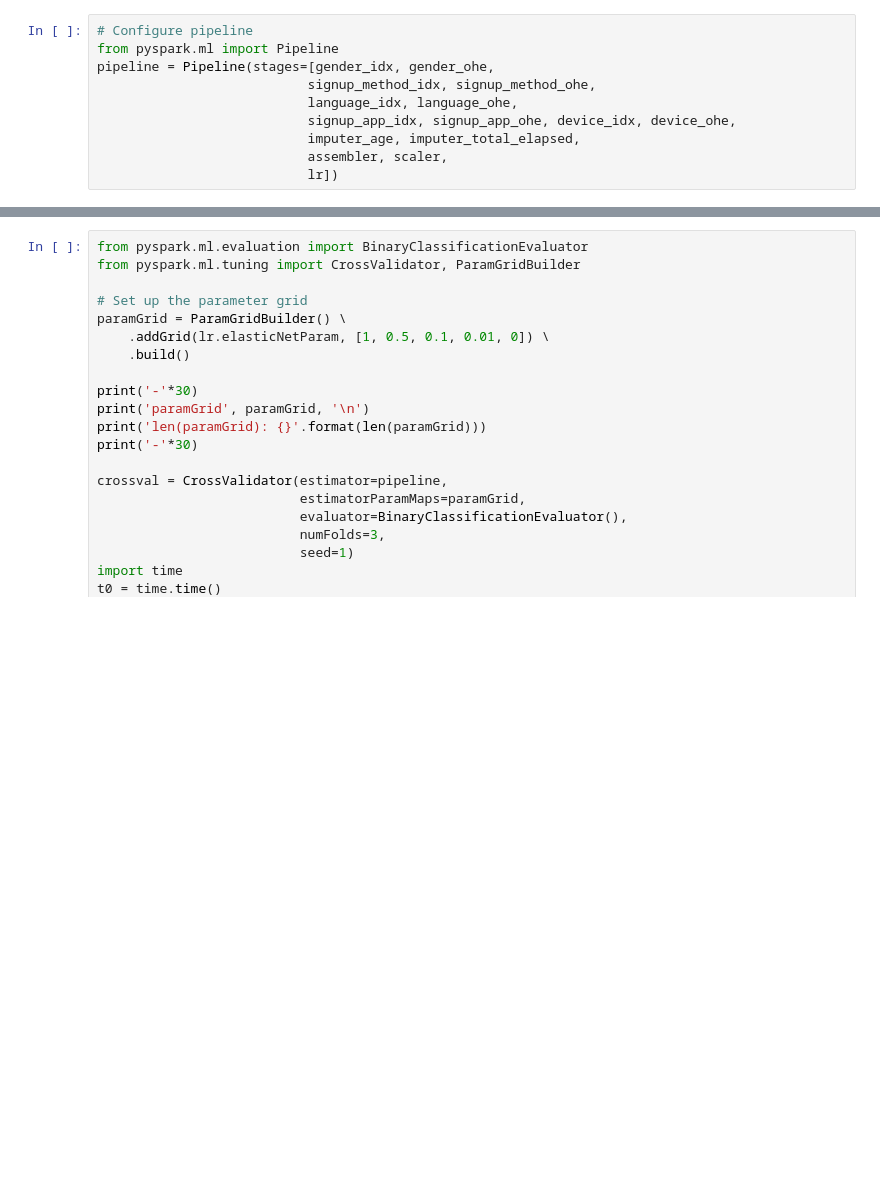
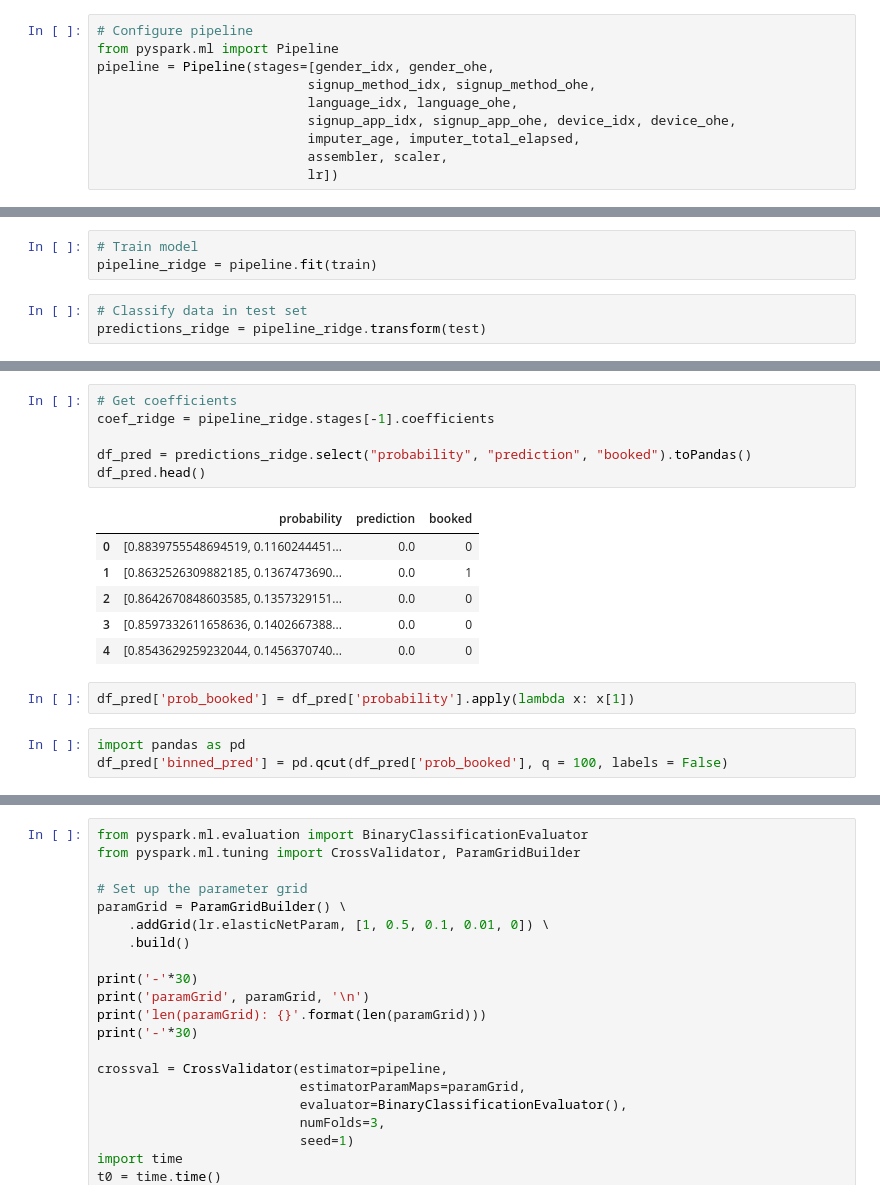
Before and after one commit to acbass49/predicting_bookings, a Jupyter notebook: Model_Training_Kaia_Alex_Elina.ipynb, the cells around one changed output, grey strips where cells are left out. Saved outputs shown, nothing was run; the diff lists cells and outputs as text; blank space fills up the shorter version.

```diff
--- a/Model_Training_Kaia_Alex_Elina.ipynb
+++ b/Model_Training_Kaia_Alex_Elina.ipynb
@@ -392,0 +531,6 @@ pipeline = Pipeline(stages=[gender_idx, gender_ohe,
+# %%
+# Train model
+pipeline_ridge = pipeline.fit(train)
+# %%
+# Classify data in test set
+predictions_ridge = pipeline_ridge.transform(test)
@@ -392,0 +551,18 @@ pipeline = Pipeline(stages=[gender_idx, gender_ohe,
+# %%
+# Get coefficients
+coef_ridge = pipeline_ridge.stages[-1].coefficients
+
+df_pred = predictions_ridge.select("probability", "prediction", "booked").toPandas()
+df_pred.head()
+# %% [output]
+|  | probability | prediction | booked |
+| 0 | [0.8839755548694519, 0.1160244451... | 0.0 | 0 |
+| 1 | [0.8632526309882185, 0.1367473690... | 0.0 | 1 |
+| 2 | [0.8642670848603585, 0.1357329151... | 0.0 | 0 |
+| 3 | [0.8597332611658636, 0.1402667388... | 0.0 | 0 |
+| 4 | [0.8543629259232044, 0.1456370740... | 0.0 | 0 |
+# %%
+df_pred['prob_booked'] = df_pred['probability'].apply(lambda x: x[1])
+# %%
+import pandas as pd
+df_pred['binned_pred'] = pd.qcut(df_pred['prob_booked'], q = 100, labels = False)
```
Also changed, not shown: parts of 39 cells of this notebook.
